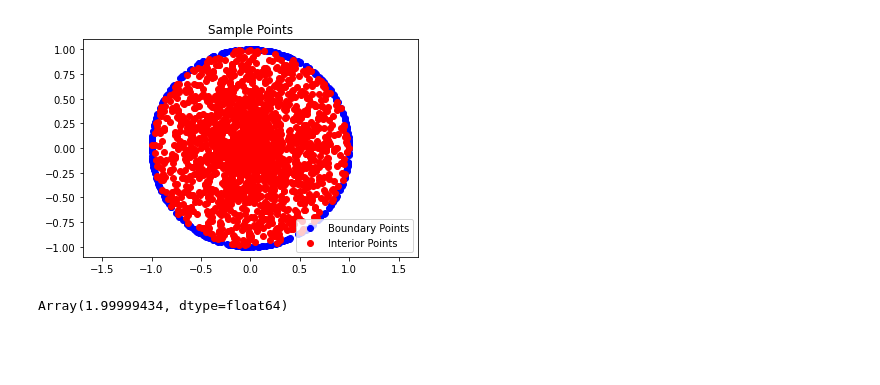
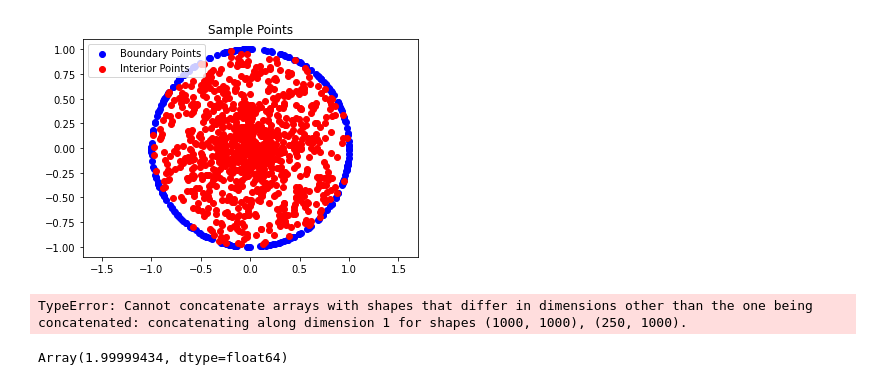
Before and after one commit to cade-b/kernel-pdes, a Jupyter notebook: odd_domain.ipynb, the cells around one changed output. Drawn from its saved outputs; the diff is of its cells as text; code cells hidden in the pictures; blank space fills up the shorter version.

```diff
--- a/odd_domain.ipynb
+++ b/odd_domain.ipynb
@@ -66,6 +57,6 @@ plt.plot(xgrid,[sp.special.ellipj(x,0.01)[2] for x in xgrid])
 # %%
-num_interior = 2000
-num_per_boundary = 300
+num_interior = 1000
+num_per_boundary = 250
 num_boundary=num_per_boundary
 
 angle1 = 0; angle2 = 2*jnp.pi
@@ -84,37 +75,37 @@ ts = jax.random.uniform(key, shape=(num_per_boundary,1),minval=angle1, maxval=an
 x_boundary = jnp.cos(ts)
 y_boundary = jnp.sin(ts)
 boundary_points1 = jnp.column_stack((x_boundary, y_boundary))
 
 # boundary_point_samples=np.linspace(0,1,num_per_boundary)
 # x_boundary = boundary_point_samples*jnp.cos(angle1)
 # y_boundary = boundary_point_samples*jnp.sin(angle1)
 # boundary_points2 = jnp.column_stack((x_boundary, y_boundary))
 
 # boundary_point_samples=np.linspace(0,1,num_per_boundary)
 # x_boundary = boundary_point_samples*jnp.cos(angle2)
 # y_boundary = boundary_point_samples*jnp.sin(angle2)
 # boundary_points3 = jnp.column_stack((x_boundary, y_boundary))
 
 # boundary_points = np.vstack([
 #     boundary_points1,
 #     boundary_points2,
 #     boundary_points3,
 # ])
 boundary_points=boundary_points1
 
 all_points = jnp.vstack([interior_points, boundary_points])
 
 plt.title("Sample Points")
 plt.scatter(boundary_points[:, 0], boundary_points[:, 1], c='blue', label='Boundary Points')
 plt.scatter(interior_points[:, 0], interior_points[:, 1], c='red', label='Interior Points')
 plt.legend()
 plt.axis('equal')
 plt.show()
 # %% [output]
-[figure, old version]
+[figure, new version]
 # %%
 K1 = vec_k_laplap(interior_points,interior_points)
-K2 = vec_k_lapx(boundary_points,interior_points)
+K2 = vec_k_lapx(interior_points,boundary_points)
 K3 = K2.T
 K4 = vec_k(boundary_points,boundary_points)
 
@@ -126,6 +117,8 @@ K_full = jnp.block(
 )
 
 #interior_rhs = rhs_func(interior_points)
+# %% [output]
+TypeError: Cannot concatenate arrays with shapes that differ in dimensions other than the one being concatenated: concatenating along dimension 1 for shapes (1000, 1000), (250, 1000).
 # %%
 interior_rhs = []
 for i in range(num_interior):
```
Also changed, not shown: parts of 3 cells of this notebook, 3 other files.
